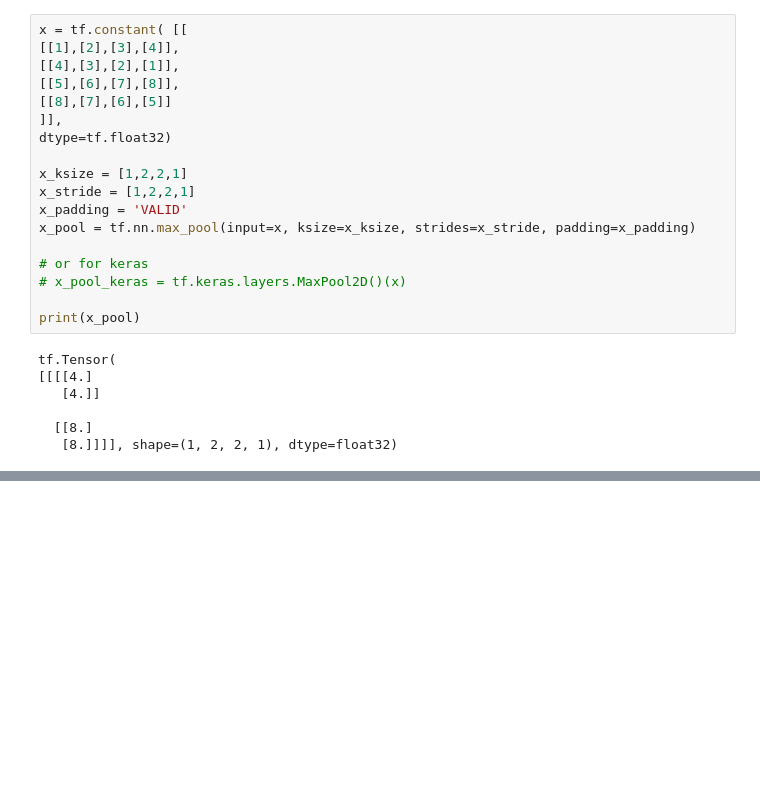
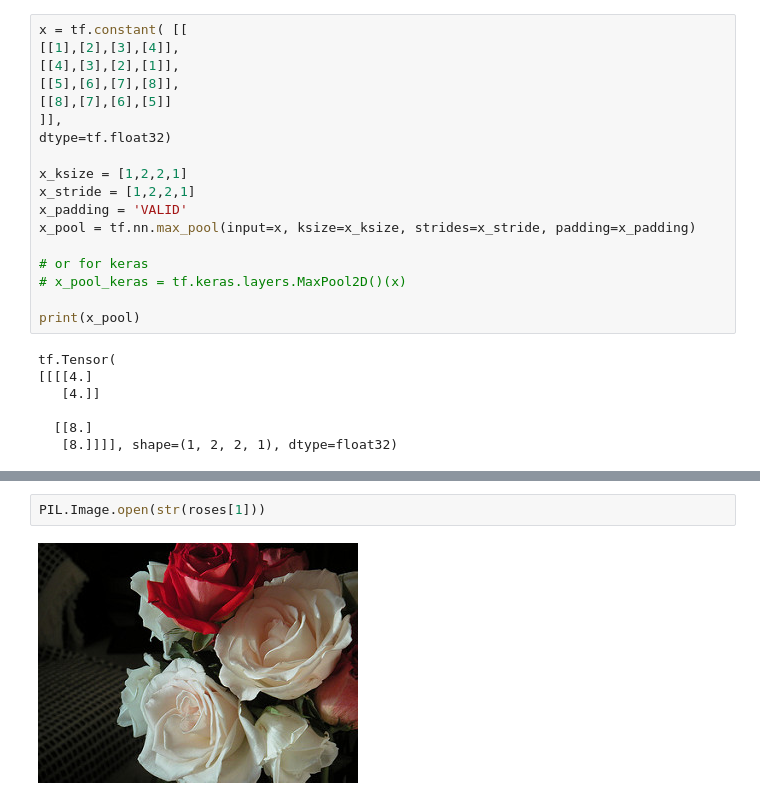
Before and after one commit to ramesh-adhikari/Python-Machine-Learning-Libraries, a Jupyter notebook: tensorflow/Tensorflow.ipynb, the cells around one changed output, grey strips where cells are left out. Cells and saved outputs as stored; diff of their text form; blank space fills up the shorter version.

```diff
--- a/tensorflow/Tensorflow.ipynb
+++ b/tensorflow/Tensorflow.ipynb
@@ -202,0 +239,4 @@ tf.Tensor(
+# %%
+PIL.Image.open(str(roses[1]))
+# %% [output]
+[figure, added]
```
Also changed, not shown: parts of 26 cells of this notebook.
